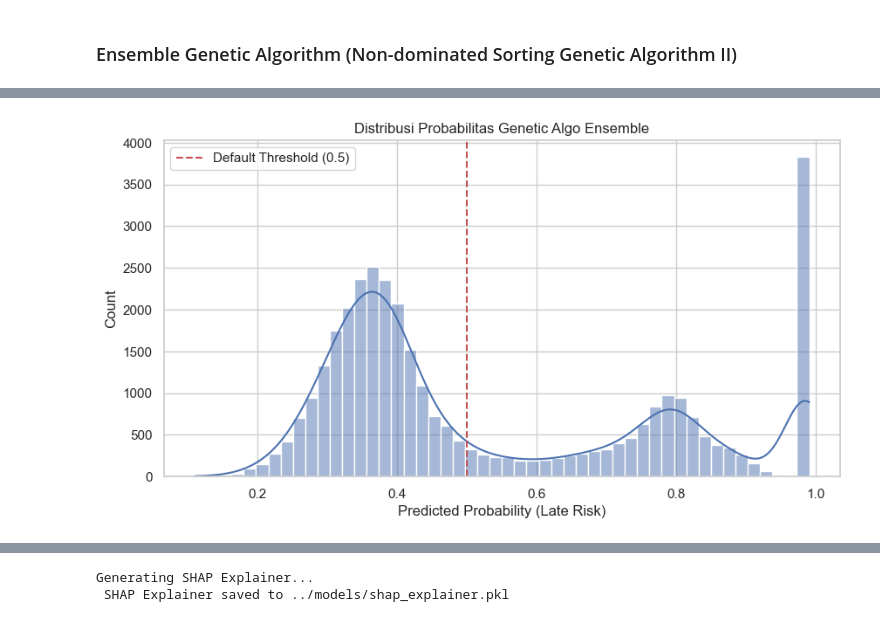
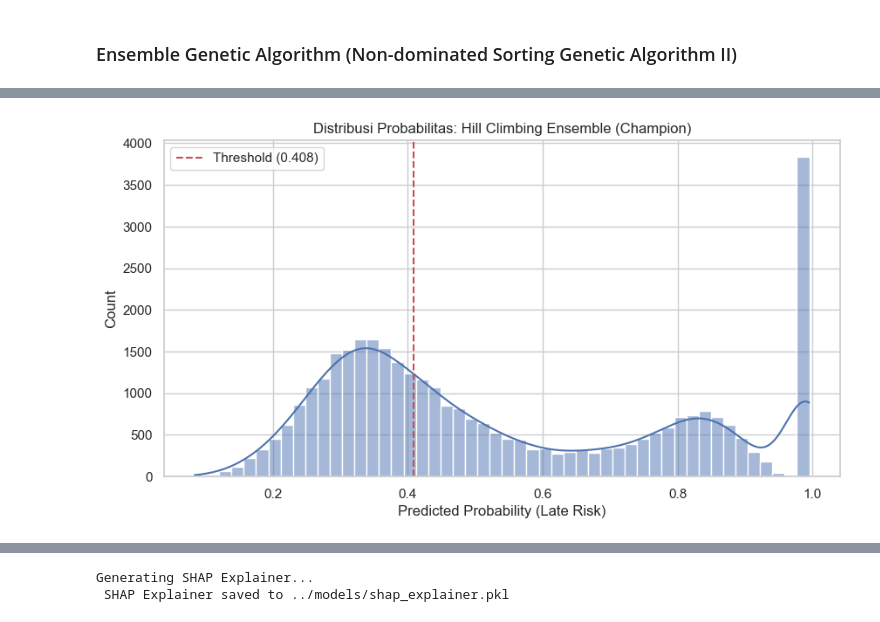
Before and after one commit to ahmdtrdi/LogisticAIOptimization, a Jupyter notebook: notebooks/baseline.ipynb, the cells around one changed output, grey strips where cells are left out. Drawn from its saved outputs; the diff is of its cells as text; code cells hidden in the pictures.

Commit message:
feat: add delivery optimization layer and finalize business impact simulation

```diff
--- a/notebooks/baseline.ipynb
+++ b/notebooks/baseline.ipynb
@@ -42,14 +42,16 @@ optuna.logging.set_verbosity(optuna.logging.WARNING) # Supaya log gak berisik
 @dataclass
 class Config:
     # Path Data (Pastikan ini sesuai folder Anda)
-    RAW_DATA_PATH: str = '../data/preprocessing/data_processed_unscaled.csv'
+    RAW_DATA_PATH: str = '../data/02-preprocessed/data_processed_unscaled.csv'
+    METADATA_PATH: str = '../data/03-features/order_metadata.csv'
     MODEL_SAVE_PATH: str = '../models/'
 
     # Experiment Settings
     TEST_SIZE: float = 0.2
+    VAL_SIZE: float = 0.2
     RANDOM_SEED: int = 42
-    N_FOLDS: int = 5         # 5-Fold Cross Validation
-    N_TRIALS: int = 20       # Jumlah percobaan Optuna (Bisa dinaikkan jadi 50-100 kalau PC kuat)
+    N_FOLDS: int = 5
+    N_TRIALS: int = 20
 
     # Target
     TARGET: str = 'is_late'
@@ -107,7 +133,20 @@ def get_stratified_split(X, y, config):
 ### Load Data
 # %%
 X, y = load_data(config)
-X_train, X_test, y_train, y_test, scaler = get_stratified_split(X, y, config)
+
+X_train, X_val, X_test, y_train, y_val, y_test, scaler = get_stratified_split(X, y, config)
+
+meta_df = None
+if hasattr(config, "METADATA_PATH") and os.path.exists(config.METADATA_PATH):
+    meta_df = pd.read_csv(config.METADATA_PATH)
+    if len(meta_df) == len(X):
+        meta_df.index = X.index  # align index supaya gampang join by split indices
+        print(f">>> Metadata Loaded: {config.METADATA_PATH} | Shape: {meta_df.shape}")
+    else:
+        print("[WARN] Metadata length mismatch dengan dataset fitur. Metadata di-skip.")
+        meta_df = None
+else:
+    print("[INFO] Metadata file not found (optional).")
 # %% [output]
 >>> 1. Loading Data...
     Dropped Leakage Columns: ['Days for shipping (real)', 'delivery_gap', 'Delivery Status', 'Late_delivery_risk']
@@ -406,9 +449,8 @@ plt.show()
 # %% [markdown]
 ### Load Data
 # %%
-X_tr_ens, X_val_ens, y_tr_ens, y_val_ens = train_test_split(
-    X_train, y_train, test_size=0.2, stratify=y_train, random_state=config.RANDOM_SEED
-)
+X_tr_ens, y_tr_ens = X_train, y_train
+X_val_ens, y_val_ens = X_val, y_val
 
 print(f"    Train Ensemble Shape : {X_tr_ens.shape}")
 print(f"    Valid Ensemble Shape : {X_val_ens.shape} (Used for Weight Optimization)")
@@ -448,7 +490,7 @@ def evaluate_ensemble_performance(y_test, y_pred, y_proba, title="Ensemble Model
     plt.tight_layout()
     plt.show()
 
-def tune_and_train(model_name, X, y, n_trials=20):
+def tune_and_train(model_name, X, y, n_trials=30):
     print(f"\n" + "="*50)
     print(f" PROCESSING: {model_name.upper()}")
     print("="*50)
@@ -803,12 +845,21 @@ weighted avg       0.81      0.81      0.81     34954
    [SAVE] Model berhasil disimpan ke: ../models/ensemble_nsga2.pkl
 # %%
 plt.figure(figsize=(10, 5))
-sns.histplot(final_proba_ga, kde=True, bins=50)
-plt.title("Distribusi Probabilitas Genetic Algo Ensemble")
+try:
+    proba_to_plot = final_prob_hc
+    thresh_to_plot = best_w['threshold']
+    title = "Distribusi Probabilitas: Hill Climbing Ensemble (Champion)"
+except NameError:
+    proba_to_plot = final_prob_ga
+    thresh_to_plot = best_w_ga['threshold']
+    title = "Distribusi Probabilitas: GA (CMA-ES) Ensemble"
+
+sns.histplot(proba_to_plot, kde=True, bins=50)
+plt.title(title)
 plt.xlabel("Predicted Probability (Late Risk)")
-plt.axvline(0.5, color='r', linestyle='--', label="Default Threshold (0.5)")
+plt.axvline(thresh_to_plot, color='r', linestyle='--', label=f"Threshold ({thresh_to_plot:.3f})")
 plt.legend()
 plt.show()
 # %% [output]
-[figure, old version]
+[figure, new version]
 # %% [markdown]
```
Also changed, not shown: parts of 26 cells of this notebook, 22 other files.
